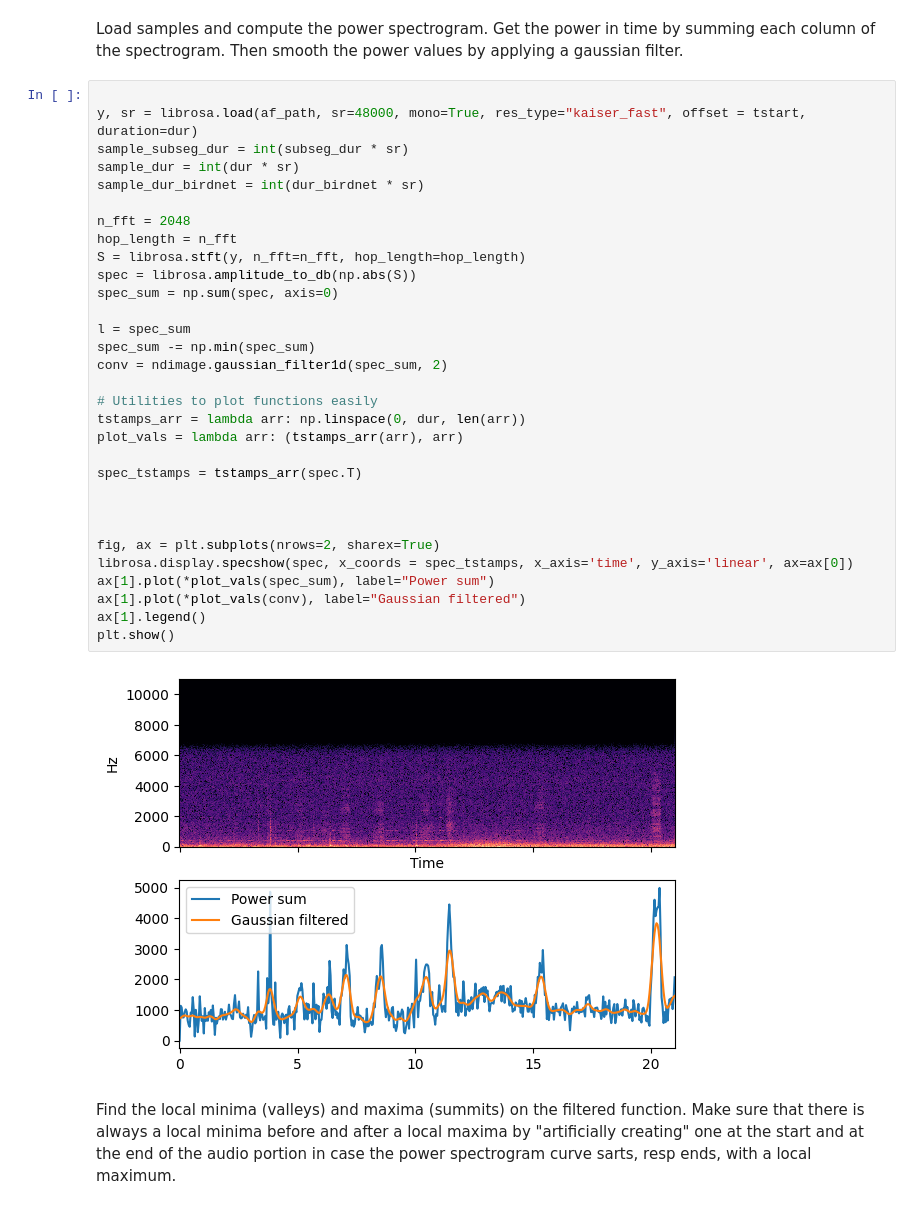
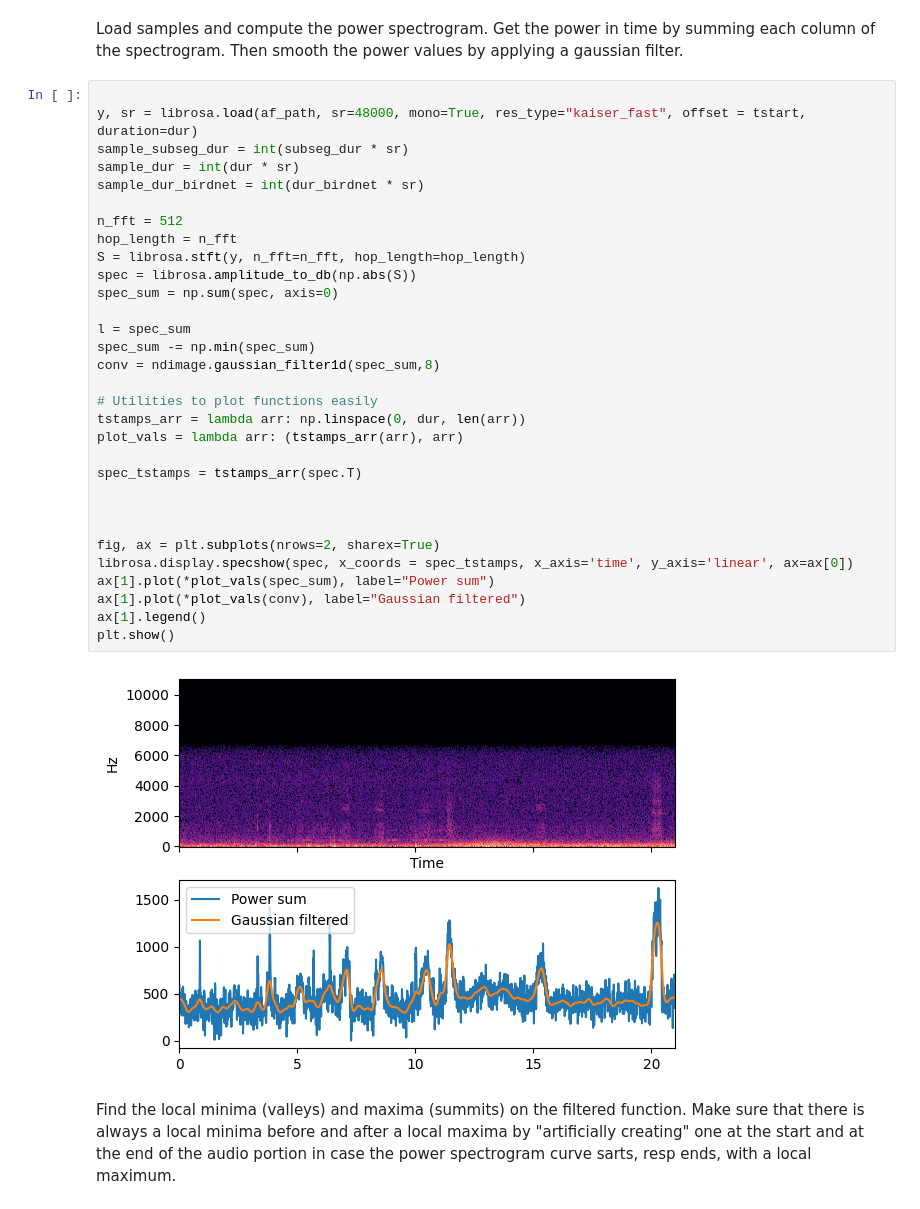
Before and after one commit to plaf2000/tytalb, a Jupyter notebook: analyze_subchunks.ipynb, the cells around one changed output. Drawn from its saved outputs; the diff is of its cells as text.

```diff
--- a/analyze_subchunks.ipynb
+++ b/analyze_subchunks.ipynb
@@ -39,36 +40,36 @@ Then smooth the power values by applying a gaussian filter.
 # %%
 
 y, sr = librosa.load(af_path, sr=48000, mono=True, res_type="kaiser_fast", offset = tstart, duration=dur)
 sample_subseg_dur = int(subseg_dur * sr)
 sample_dur = int(dur * sr)
 sample_dur_birdnet = int(dur_birdnet * sr)
 
-n_fft = 2048
+n_fft = 512
 hop_length = n_fft
 S = librosa.stft(y, n_fft=n_fft, hop_length=hop_length)
 spec = librosa.amplitude_to_db(np.abs(S))
 spec_sum = np.sum(spec, axis=0)
 
 l = spec_sum
 spec_sum -= np.min(spec_sum)
-conv = ndimage.gaussian_filter1d(spec_sum, 2)
+conv = ndimage.gaussian_filter1d(spec_sum,8)
 
 # Utilities to plot functions easily
 tstamps_arr = lambda arr: np.linspace(0, dur, len(arr))
 plot_vals = lambda arr: (tstamps_arr(arr), arr)
 
 spec_tstamps = tstamps_arr(spec.T)
 
 
 
 fig, ax = plt.subplots(nrows=2, sharex=True)
 librosa.display.specshow(spec, x_coords = spec_tstamps, x_axis='time', y_axis='linear', ax=ax[0])
 ax[1].plot(*plot_vals(spec_sum), label="Power sum")
 ax[1].plot(*plot_vals(conv), label="Gaussian filtered")
 ax[1].legend()
 plt.show()
 # %% [output]
-[figure, old version]
+[figure, new version]
 # %% [markdown]
 Find the local minima (valleys) and maxima (summits) on the filtered function.  Make sure that there is always a local minima before and after a local maxima by "artificially creating" one at the start and at the end of the audio portion in case the power spectrogram curve sarts, resp ends, with a local maximum.
 # %%
```
Also changed, not shown: parts of 13 cells of this notebook.
